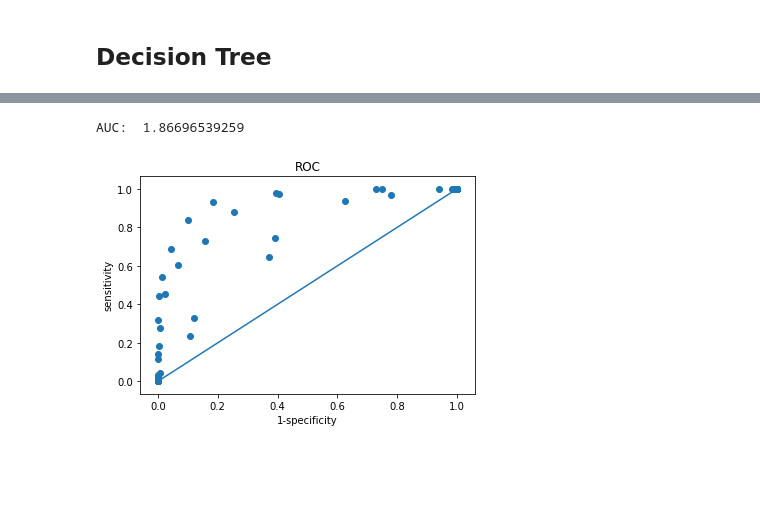
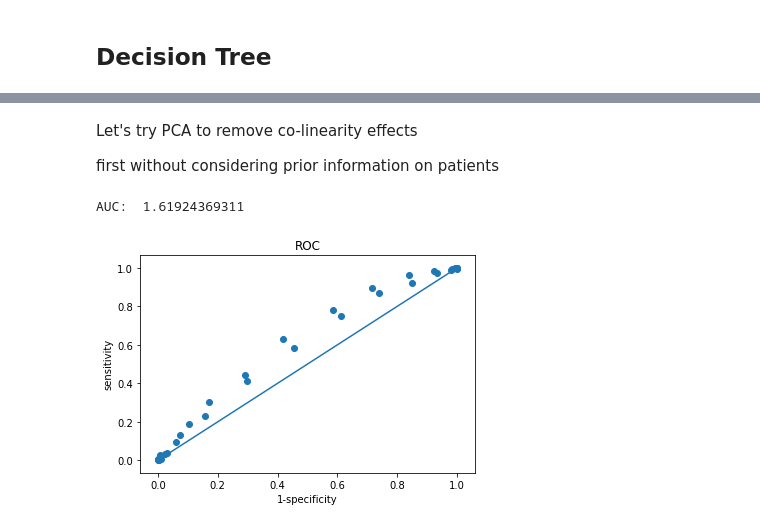
Before and after one commit to idotsuk/patients_no_show, a Jupyter notebook: patient_no_show.ipynb, the cells around one changed output, grey strips where cells are left out. Cells and saved outputs as stored; diff of their text form; code cells hidden in the pictures; blank space fills up the shorter version.

```diff
--- a/patient_no_show.ipynb
+++ b/patient_no_show.ipynb
@@ -33,6 +33,7 @@ physical_device_desc: "device: 0, name: GeForce 940M, pci bus id: 0000:06:00.0,
 # Preprocessing
 # %%
 #First, let's look at the data. Most features are binary coded.
+data = pd.DataFrame(data_raw)
 data.describe()
 # %% [output]
 |  | PatientId | AppointmentID | Age | Scholarship | Hipertension | Diabetes | Alcoholism | Handcap | ... |
@@ -871,14 +1000,21 @@ Feature importance:
+# %%
+
+reg_data = transform_data(data_raw, age_splits = True, age_range = [0,100], age_splits_num = 5,age_splits_base = 2,age_smudge = True ,\
+                   time_diff_splits = True,  time_diff_splits_num = 5, time_diff_splits_base = 2, time_diff_smudge = True,\
+                   scheduled_day = False, appointment_day = False)
 # %%
 from sklearn import linear_model
 
 
 y = np.array([])
 y_hat = np.array([])
+excludes = []
 
-
+#mean_rate = reg_data['patient_rate'].mean()
+#reg_data[reg_data['patient_rate']==1] = mean_rate
 reg = linear_model.LinearRegression()
-for components in np.arange(8,13,1):
-    this_y, this_y_hat = test_classifier(reg , data_clean , test_size = 0.2, \
+for components in np.arange(8,10,1):
+    this_y, this_y_hat = test_classifier(reg , reg_data , test_size = 0.2, \
                                          reps = 1, exclude = excludes, pca=False,\
                                          pca_components = components)
    #print(this_y.shape,this_y_hat.shape)
@@ -899,0 +1044,25 @@ at 0.2 FPR we get almost 1 TPR!
+# %%
+from sklearn import linear_model
+
+
+y = np.array([])
+y_hat = np.array([])
+excludes = ['PatientId']
+
+#mean_rate = reg_data['patient_rate'].mean()
+#reg_data[reg_data['patient_rate']==1] = mean_rate
+reg = linear_model.LinearRegression()
+for components in [9,10]:
+    this_y, this_y_hat = test_classifier(reg , reg_data , test_size = 0.01, \
+                                         reps = 1, exclude = excludes, pca=False,\
+                                         pca_components = components, rate_patients = True)
+   #print(this_y.shape,this_y_hat.shape)
+    if (len(y) < 1):
+        y = this_y
+        y_hat = this_y_hat
+    else:
+        y = np.vstack([y, this_y])
+        y_hat = np.vstack([y_hat, this_y_hat])
+
+
+roc_graph(y, y_hat, threshold = np.linspace(y_hat.min(),y_hat.max(),60))
@@ -900,24 +1072,29 @@ at 0.2 FPR we get almost 1 TPR!
+# %% [markdown]
+Let's try PCA to remove co-linearity effects
+
+first without considering prior information on patients
 # %%
 
 y = np.array([])
 y_hat = np.array([])
 
 
 reg = linear_model.LinearRegression()
-for components in np.arange(5,25,5):
-    this_y, this_y_hat = test_classifier(reg , data_clean , test_size = 0.2, \
+excludes = ['PatientId']
+for components in np.arange(15,25,5):
+    this_y, this_y_hat = test_classifier(reg , reg_data , test_size = 0.01, \
                                          reps = 1, exclude = excludes, pca=True,\
                                          pca_components = components)
    #print(this_y.shape,this_y_hat.shape)
     if (len(y) < 1):
         y = this_y
         y_hat = this_y_hat
     else:
         y = np.vstack([y, this_y])
         y_hat = np.vstack([y_hat, this_y_hat])
 
 
 roc_graph(y, y_hat, threshold = np.linspace(y_hat.min(),y_hat.max(),15))
 # %% [output]
-AUC:  1.86696539259
+AUC:  1.61924369311
-[figure, old version]
+[figure, new version]
```
Also changed, not shown: parts of 37 cells of this notebook.
